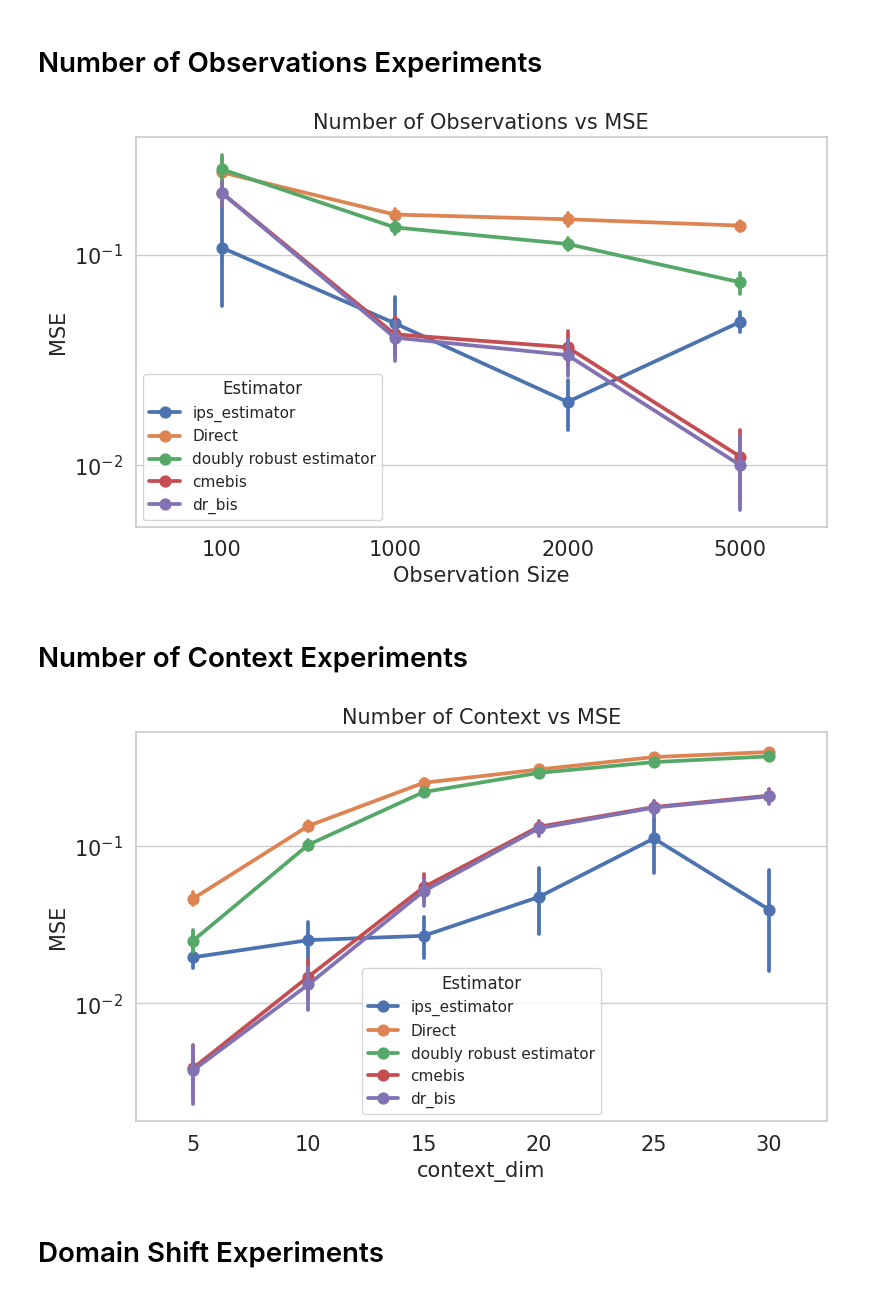
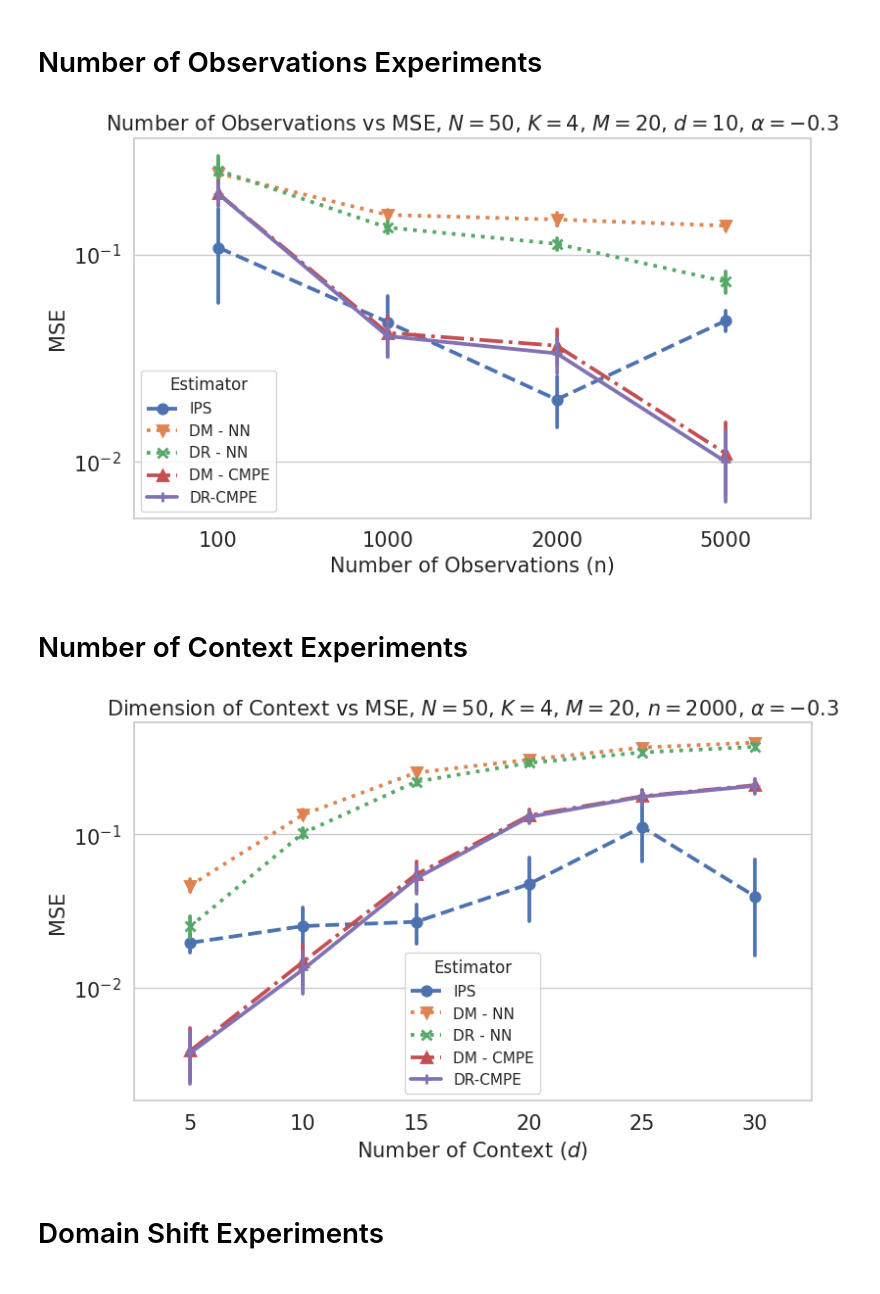
Before and after one commit to houssamzenati/counterfactual-policy-mean-embedding, a Jupyter notebook: src/policy_evaluation/Plot_Simulation_Results_Known_Propensities.ipynb, the cells around one changed output. Cells and saved outputs as stored; diff of their text form; code cells hidden in the pictures.

```diff
--- a/src/policy_evaluation/Plot_Simulation_Results_Known_Propensities.ipynb
+++ b/src/policy_evaluation/Plot_Simulation_Results_Known_Propensities.ipynb
@@ -18,43 +23,59 @@ warnings.filterwarnings("ignore")
 full_results1 = pd.read_csv(r"Results/OPE_n_observations_result_100_observations.csv")
 full_results2 = pd.read_csv(r"Results/OPE_n_observations_result_1000_observations.csv")
 full_results3 = pd.read_csv(r"Results/OPE_n_observations_result_2000_observations.csv")
 full_results4 = pd.read_csv(r"Results/OPE_n_observations_result_5000_observations.csv")
 # full_results5 = pd.read_csv(r"Results/OPE_n_observations_result_10000_observations.csv")
 full_results = pd.concat([full_results1, full_results2, full_results3, full_results4])
+
+full_results.loc[full_results['Estimator'] =='ips_estimator', 'Estimator'] = 'IPS'
+full_results.loc[full_results['Estimator'] =='Direct', 'Estimator'] = 'DM - NN'
+full_results.loc[full_results['Estimator'] =='doubly robust estimator', 'Estimator'] = 'DR - NN'
+full_results.loc[full_results['Estimator'] =='cmebis', 'Estimator'] = 'DM - CMPE'
+full_results.loc[full_results['Estimator'] =='dr_bis', 'Estimator'] = 'DR-CMPE'
 SetPlotRC()
 # # # Plotting results
 # sns.set(style="whitegrid")
 # plt.figure(figsize=(8, 5))
 # sns.boxplot(
 #     data=full_results, x="Observation Size", y="MSE", hue="Estimator"
 #     # , marker="o"
 # )
 # plt.yscale("log")
 # plt.title("Number of Observations vs MSE")
 # plt.tight_layout()
 # ApplyFont(plt.gca(), xlabel_text_size = 15.0, ylabel_text_size = 15.0, title_text_size = 15.0, ticks_text_size = 15,)
 # plt.show()
 
 # Plotting results
 sns.set(style="whitegrid")
 plt.figure(figsize=(8, 5))
 sns.pointplot(
-    data=full_results, x="Observation Size", y="MSE", hue="Estimator"
-    # , marker="o"
+    data=full_results, x="Observation Size", y="MSE", hue="Estimator",
+    linestyles=["--", ":",":", "-.", "-"], markers=['o','v','x','^','+']
 )
 plt.yscale("log")
-plt.title("Number of Observations vs MSE")
+plt.title(r"Number of Observations vs MSE, $N = 50$, $K = 4$, $M = 20$, $d = 10$, $\alpha = -0.3$")
+plt.xlabel("Number of Observations (n)")
 plt.tight_layout()
+
 ApplyFont(plt.gca(), xlabel_text_size = 15.0, ylabel_text_size = 15.0, title_text_size = 15.0, ticks_text_size = 15,)
+plt.savefig('Figures/OPE_n_observations_experiment_known_props.png', format='png', bbox_inches='tight')
 plt.show()
 # %% [output]
-[figure, old version]
+[figure, new version]
 # %% [markdown]
 # Number of Context Experiments
 # %%
 full_results1 = pd.read_csv(r"Results/OPE_n_context_result_5_to_15.csv")
 full_results2 = pd.read_csv(r"Results/OPE_n_context_result_20_to_30.csv")
 full_results = pd.concat([full_results1, full_results2])
+
+full_results.loc[full_results['Estimator'] =='ips_estimator', 'Estimator'] = 'IPS'
+full_results.loc[full_results['Estimator'] =='Direct', 'Estimator'] = 'DM - NN'
+full_results.loc[full_results['Estimator'] =='doubly robust estimator', 'Estimator'] = 'DR - NN'
+full_results.loc[full_results['Estimator'] =='cmebis', 'Estimator'] = 'DM - CMPE'
+full_results.loc[full_results['Estimator'] =='dr_bis', 'Estimator'] = 'DR-CMPE'
+
 SetPlotRC()
 
 # # Plotting results
@@ -74,16 +95,18 @@ SetPlotRC()
 sns.set(style="whitegrid")
 plt.figure(figsize=(8, 5))
 sns.pointplot(
-    data=full_results, x="context_dim", y="MSE", hue="Estimator"
-    # , marker="o"
+    data=full_results, x="context_dim", y="MSE", hue="Estimator",
+    linestyles=["--", ":",":", "-.", "-"], markers=['o','v','x','^','+']
 )
 plt.yscale("log")
-plt.title("Number of Context vs MSE")
+plt.title(r"Dimension of Context vs MSE, $N = 50$, $K = 4$, $M = 20$, $n = 2000$, $\alpha = -0.3$")
+plt.xlabel(r"Number of Context $(d)$")
 plt.tight_layout()
 ApplyFont(plt.gca(), xlabel_text_size = 15.0, ylabel_text_size = 15.0, title_text_size = 15.0, ticks_text_size = 15,)
+plt.savefig('Figures/OPE_n_context_experiment_known_props.png', format='png', bbox_inches='tight')
 plt.show()
 # %% [output]
-[figure, old version]
+[figure, new version]
 # %% [markdown]
 # Domain Shift Experiments
 # %%
```
Also changed, not shown: parts of 6 cells of this notebook, 18 other files.
